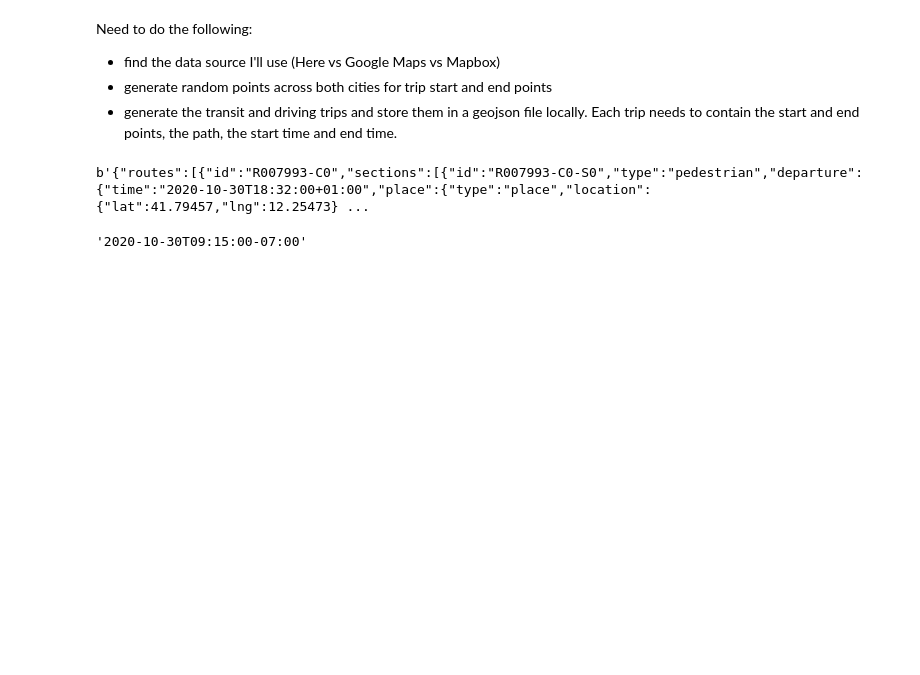
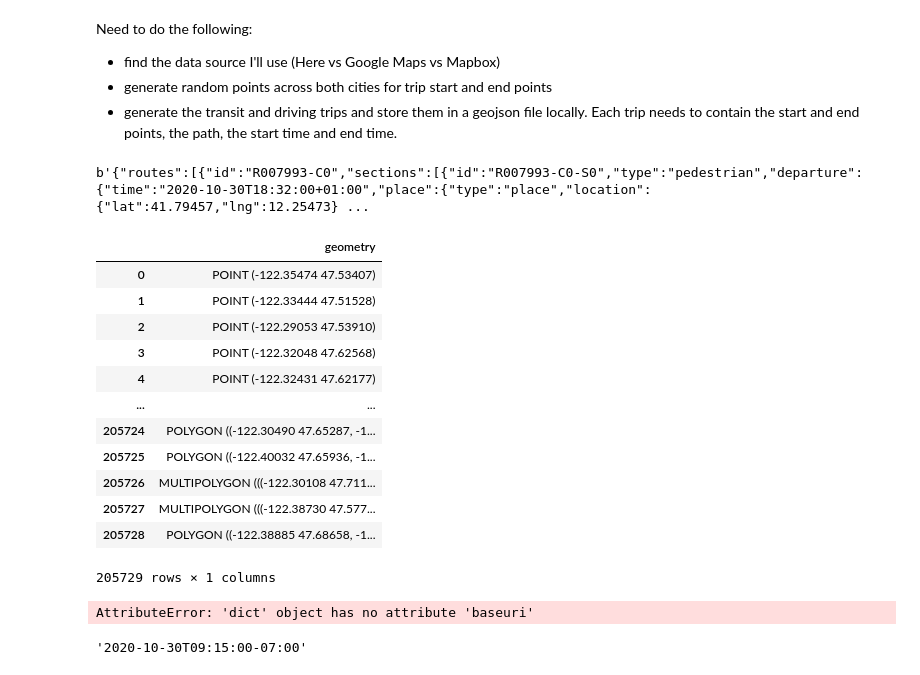
Before and after one commit to patedwards/patedwards.github.io, a Jupyter notebook: notebooks/transit_vs_driving/transit_vs_driving.ipynb, the cells around one changed output. Cells and saved outputs as stored; diff of their text form; code cells hidden in the pictures; blank space fills up the shorter version.

```diff
--- a/notebooks/transit_vs_driving/transit_vs_driving.ipynb
+++ b/notebooks/transit_vs_driving/transit_vs_driving.ipynb
@@ -20,3 +20,19 @@ b'{"routes":[{"id":"R007993-C0","sections":[{"id":"R007993-C0-S0","type":"pedest
 import osmnx as ox
 import numpy as np
 import datetime
+# %%
+gdf_seattle_buildings[['geometry']]
+# %% [output]
+|  | geometry |
+| 0 | POINT (-122.35474 47.53407) |
+| 1 | POINT (-122.33444 47.51528) |
+| 2 | POINT (-122.29053 47.53910) |
+| 3 | POINT (-122.32048 47.62568) |
+| 4 | POINT (-122.32431 47.62177) |
+| ... | ... |
+| 205724 | POLYGON ((-122.30490 47.65287, -1... |
+| 205725 | POLYGON ((-122.40032 47.65936, -1... |
+| 205726 | MULTIPOLYGON (((-122.30108 47.711... |
+| 205727 | MULTIPOLYGON (((-122.38730 47.577... |
+| 205728 | POLYGON ((-122.38885 47.68658, -1... |
+205729 rows × 1 columns
@@ -23,3 +43,7 @@ import datetime
+# %%
+mapbox.Datasets.create({"name": "seattle-buildings"})
+# %% [output]
+AttributeError: 'dict' object has no attribute 'baseuri'
 # %%
 gdf_seattle_buildings = ox.geometries_from_place('Seattle, Washington, USA', {'building': True})
 # %%
```
Also changed, not shown: parts of 5 cells of this notebook.
